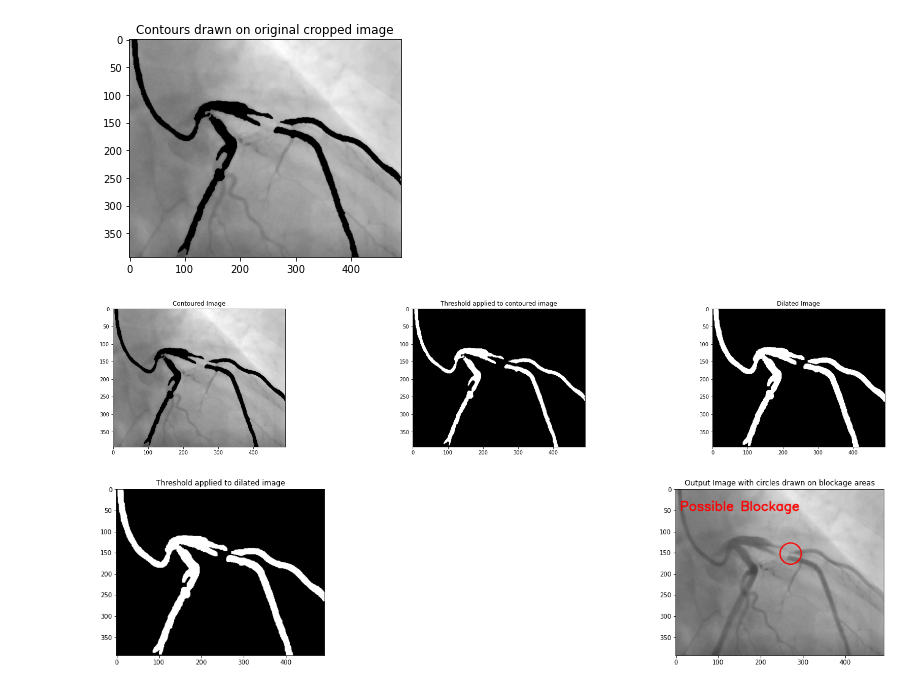
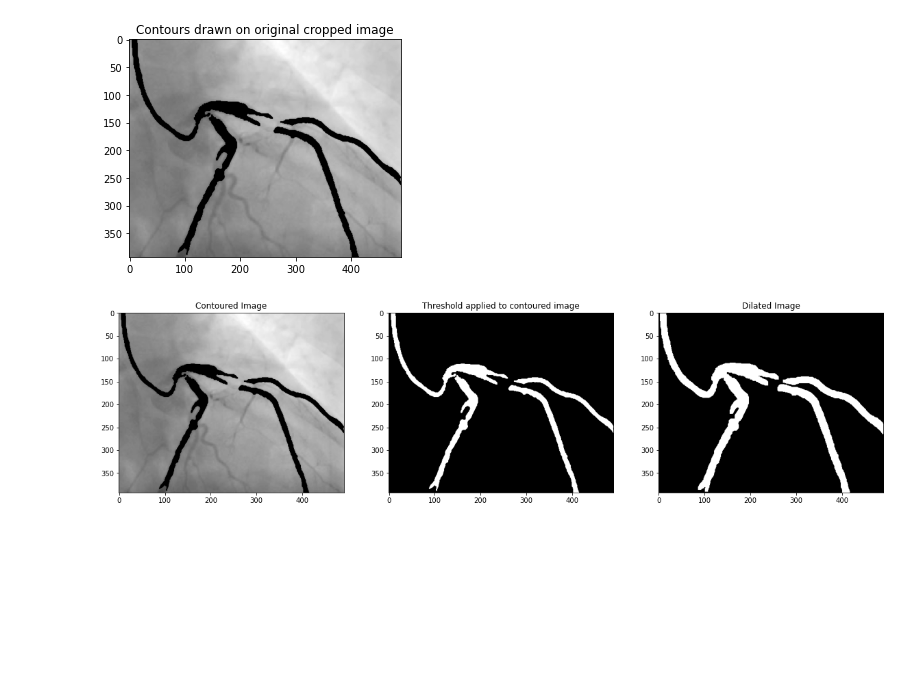
Before and after one commit to HeeebsInc/AngiogramBlockageDetection, a Jupyter notebook: technical-notebook.ipynb, the cells around one changed output. Drawn from its saved outputs; the diff is of its cells as text; code cells hidden in the pictures; blank space fills up the shorter version.

```diff
--- a/technical-notebook.ipynb
+++ b/technical-notebook.ipynb
@@ -161,17 +169,18 @@ plt.show()
 # %%
 #Step 9 Perform another round of threshold to include only the contoured areas then dilate the image to reduce the space between contours
 threshed = cv2.threshold(edged_contour, 0, 255, cv2.THRESH_BINARY_INV)[1]
 dilated = cv2.dilate(threshed, None, iterations = 2)
-fig, ax = plt.subplots(1,3, figsize=(30,5))
+fig, ax = plt.subplots(1,3, figsize=(20,5))
 ax[0].imshow(edged_contour, cmap = 'gray')
 ax[0].set_title('Contoured Image')
 ax[1].imshow(threshed, cmap = 'gray')
 ax[1].set_title('Threshold applied to contoured image')
 ax[2].imshow(dilated, cmap = 'gray')
 ax[2].set_title('Dilated Image')
+plt.savefig('readme-assets/steps/step9.jpg', bbox_inches='tight', transparent = True)
 plt.show()
 # %% [output]
-[figure, old version]
+[figure, new version]
 # %%
 #Step 10 Another contour operation to get outlines of the dilated image.
 def find_if_close(cnt1: list, cnt2: list, min_dist: int=10):
@@ -214,11 +223,10 @@ message = f'Possible Blockage' if detections > 0 else 'No Blockage Detected'
 color = (0, 0, 255) if detections > 0 else (0, 255, 0)
 output_image = cv2.putText(output_image, message, (10, 50), cv2.FONT_HERSHEY_SIMPLEX, 1, color, 2, cv2.LINE_AA)
 
-fig, ax = plt.subplots(1, 2, figsize = (30, 5))
+fig, ax = plt.subplots(1, 2, figsize = (15, 5))
 ax[0].imshow(thresh, cmap = 'gray')
 ax[0].set_title('Threshold applied to dilated image')
 ax[1].imshow(cv2.cvtColor(output_image, cv2.COLOR_BGR2RGB))
 ax[1].set_title('Output Image with circles drawn on blockage areas')
+plt.savefig('readme-assets/steps/step10.jpg', bbox_inches='tight', transparent = True)
 plt.show()
-# %% [output]
-[figure, removed]
```
Also changed, not shown: parts of 10 cells of this notebook, 21 other files.
